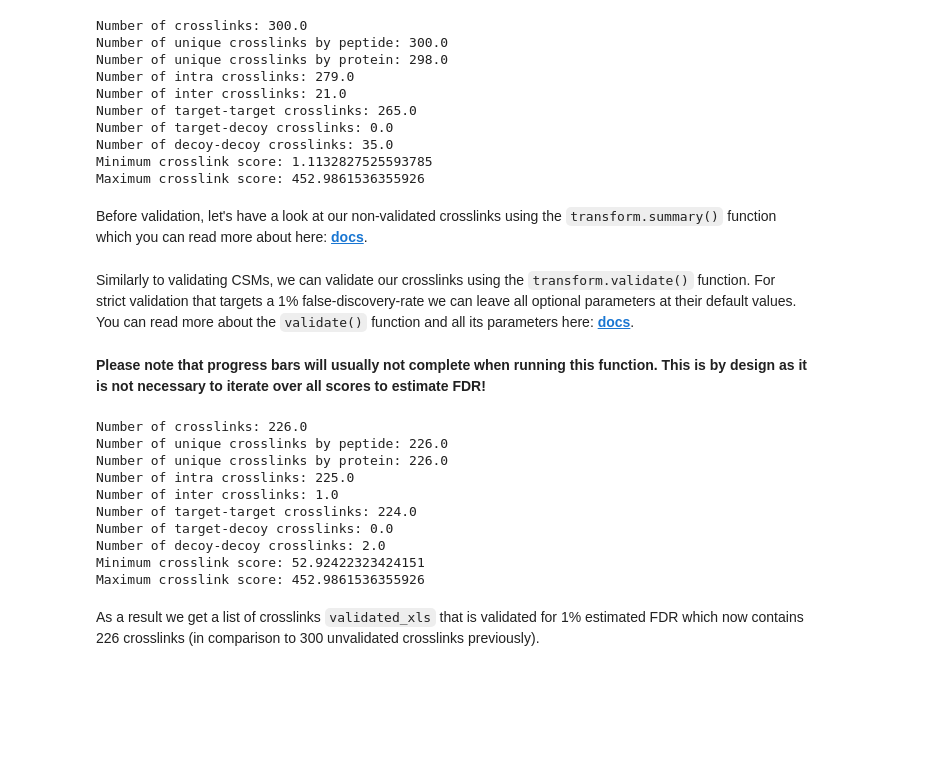
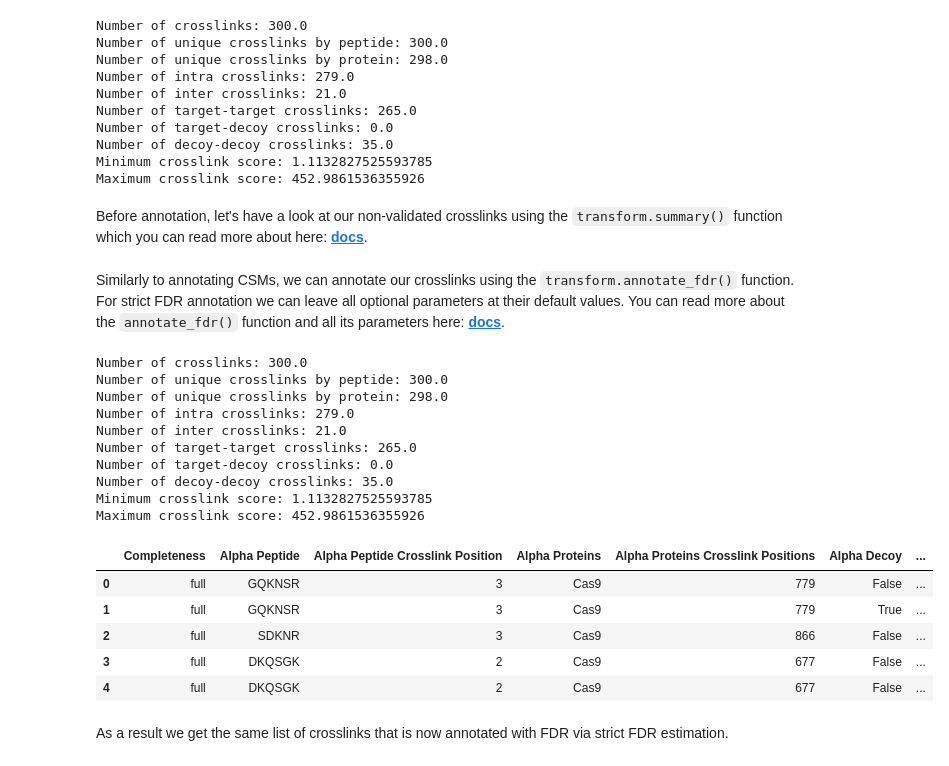
Before and after one commit to hgb-bin-proteomics/pyXLMS, a Jupyter notebook: examples/data_transformation/annotate_fdr.ipynb, the cells around one changed output. Cells and saved outputs as stored; diff of their text form; code cells hidden in the pictures; blank space fills up the shorter version.

Commit message:
update annotate_fdr nb

```diff
--- a/examples/data_transformation/annotate_fdr.ipynb
+++ b/examples/data_transformation/annotate_fdr.ipynb
@@ -127,26 +136,37 @@ Number of decoy-decoy crosslinks: 35.0
 Minimum crosslink score: 1.1132827525593785
 Maximum crosslink score: 452.9861536355926
 # %% [markdown]
-Before validation, let's have a look at our non-validated crosslinks using the `transform.summary()` function which you can read more about here: [**docs**](https://hgb-bin-proteomics.github.io/pyXLMS/pyXLMS.transform.html#pyXLMS.transform.summary.summary).
+Before annotation, let's have a look at our non-validated crosslinks using the `transform.summary()` function which you can read more about here: [**docs**](https://hgb-bin-proteomics.github.io/pyXLMS/pyXLMS.transform.html#pyXLMS.transform.summary.summary).
 # %%
-validated_xls = transform.validate(xls)
+xls = transform.annotate_fdr(xls)
 # %% [markdown]
-Similarly to validating CSMs, we can validate our crosslinks using the `transform.validate()` function. For strict validation that targets a 1% false-discovery-rate we can leave all optional parameters at their default values. You can read more about the `validate()` function and all its parameters here: [**docs**](https://hgb-bin-proteomics.github.io/pyXLMS/pyXLMS.transform.html#pyXLMS.transform.validate.validate).
+Similarly to annotating CSMs, we can annotate our crosslinks using the `transform.annotate_fdr()` function. For strict FDR annotation we can leave all optional parameters at their default values. You can read more about the `annotate_fdr()` function and all its parameters here: [**docs**](https://hgb-bin-proteomics.github.io/pyXLMS/pyXLMS.transform.html#pyXLMS.transform.annotate_fdr.annotate_fdr).
-# %% [markdown]
-**Please note that progress bars will usually not complete when running this function. This is by design as it is not necessary to iterate over all scores to estimate FDR!**
 # %%
-_ = transform.summary(validated_xls)
+_ = transform.summary(xls)
 # %% [output]
-Number of crosslinks: 226.0
-Number of unique crosslinks by peptide: 226.0
-Number of unique crosslinks by protein: 226.0
-Number of intra crosslinks: 225.0
-Number of inter crosslinks: 1.0
-Number of target-target crosslinks: 224.0
+Number of crosslinks: 300.0
+Number of unique crosslinks by peptide: 300.0
+Number of unique crosslinks by protein: 298.0
+Number of intra crosslinks: 279.0
+Number of inter crosslinks: 21.0
+Number of target-target crosslinks: 265.0
 Number of target-decoy crosslinks: 0.0
-Number of decoy-decoy crosslinks: 2.0
-Minimum crosslink score: 52.92422323424151
+Number of decoy-decoy crosslinks: 35.0
+Minimum crosslink score: 1.1132827525593785
 Maximum crosslink score: 452.9861536355926
+# %%
+df = transform.to_dataframe(xls)
+df["pyXLMS annotated FDR"] = [
+    xl["additional_information"]["pyXLMS_annotated_FDR"] for xl in xls
+]
+df.head()
+# %% [output]
+|  | Completeness | Alpha Peptide | Alpha Peptide Crosslink Position | Alpha Proteins | Alpha Proteins Crosslink Positions | Alpha Decoy | ... |
+| 0 | full | GQKNSR | 3 | Cas9 | 779 | False | ... |
+| 1 | full | GQKNSR | 3 | Cas9 | 779 | True | ... |
+| 2 | full | SDKNR | 3 | Cas9 | 866 | False | ... |
+| 3 | full | DKQSGK | 2 | Cas9 | 677 | False | ... |
+| 4 | full | DKQSGK | 2 | Cas9 | 677 | False | ... |
 # %% [markdown]
-As a result we get a list of crosslinks `validated_xls` that is validated for 1% estimated FDR which now contains 226 crosslinks (in comparison to 300 unvalidated crosslinks previously).
+As a result we get the same list of crosslinks that is now annotated with FDR via strict FDR estimation.
 # %%
```
Also changed, not shown: parts of 23 cells of this notebook.
